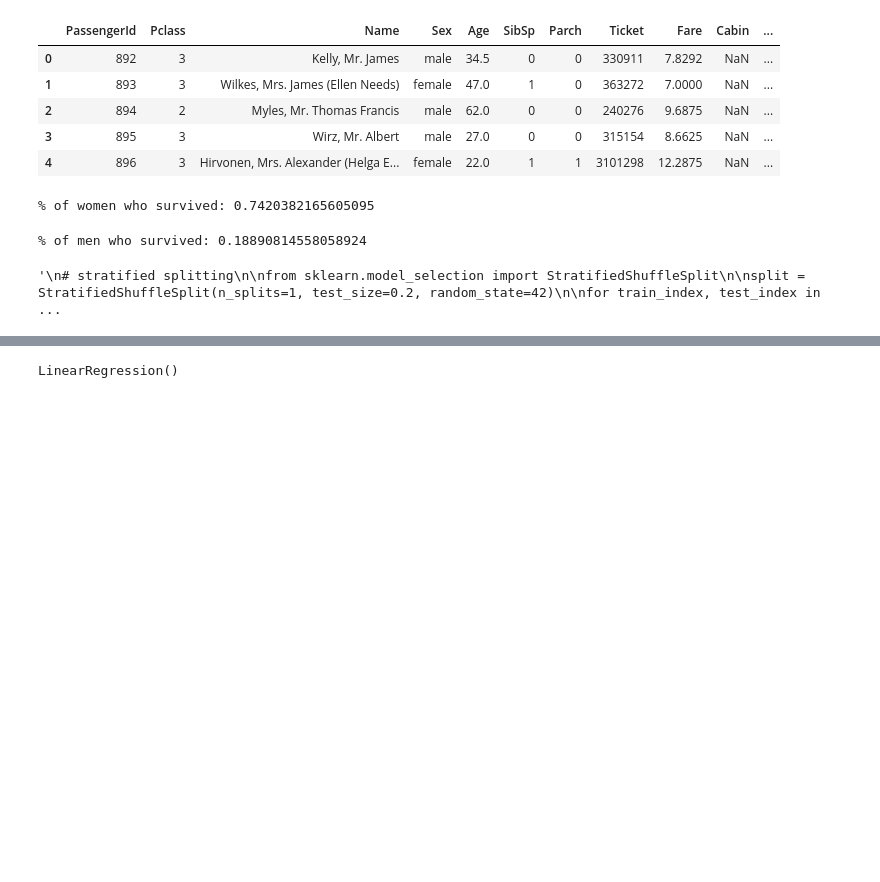
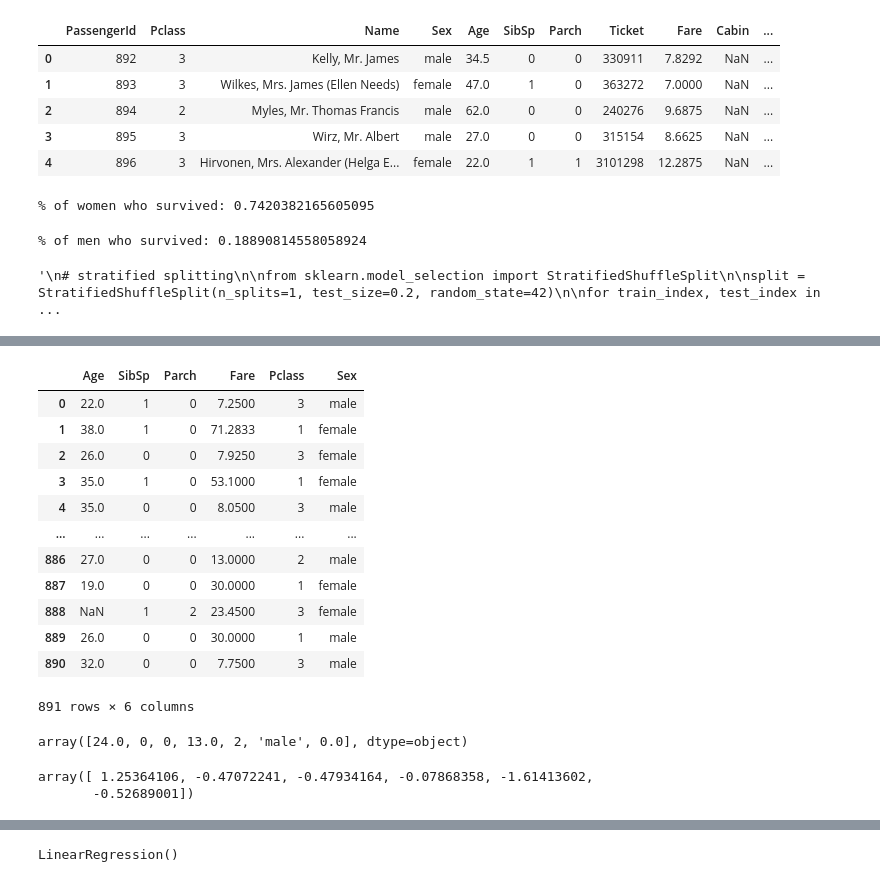
Before and after one commit to sameerthakare6/titanic_disaster_prediction, a Jupyter notebook: Titanic.ipynb, the cells around one changed output, grey strips where cells are left out. Saved outputs shown, nothing was run; the diff lists cells and outputs as text; code cells hidden in the pictures; blank space fills up the shorter version.

```diff
--- a/Titanic.ipynb
+++ b/Titanic.ipynb
@@ -155,0 +144,12 @@ imputer = SimpleImputer(missing_values=np.nan, strategy='mean')
+# %%
+# taking only important features
+
+num_features = [ "Age", "SibSp", "Parch", "Fare", "Pclass"]
+cat_features = [ "Sex"]
+lable_feature = ["Survived"]
+
+total_features = num_features + cat_features
+
+imp_features = num_features + cat_features
+
+titanic_new = train_set[imp_features]
@@ -155,0 +160,16 @@ imputer = SimpleImputer(missing_values=np.nan, strategy='mean')
+# %%
+train_data[imp_features]
+# %% [output]
+|  | Age | SibSp | Parch | Fare | Pclass | Sex |
+| 0 | 22.0 | 1 | 0 | 7.2500 | 3 | male |
+| 1 | 38.0 | 1 | 0 | 71.2833 | 1 | female |
+| 2 | 26.0 | 0 | 0 | 7.9250 | 3 | female |
+| 3 | 35.0 | 1 | 0 | 53.1000 | 1 | female |
+| 4 | 35.0 | 0 | 0 | 8.0500 | 3 | male |
+| ... | ... | ... | ... | ... | ... | ... |
+| 886 | 27.0 | 0 | 0 | 13.0000 | 2 | male |
+| 887 | 19.0 | 0 | 0 | 30.0000 | 1 | female |
+| 888 | NaN | 1 | 2 | 23.4500 | 3 | female |
+| 889 | 26.0 | 0 | 0 | 30.0000 | 1 | male |
+| 890 | 32.0 | 0 | 0 | 7.7500 | 3 | male |
+891 rows × 6 columns
@@ -155,0 +201,4 @@ imputer = SimpleImputer(missing_values=np.nan, strategy='mean')
+# %%
+titanic_extra_attribs[130]
+# %% [output]
+array([24.0, 0, 0, 13.0, 2, 'male', 0.0], dtype=object)
@@ -155,0 +223,5 @@ imputer = SimpleImputer(missing_values=np.nan, strategy='mean')
+# %%
+titanic_num_tr[0]
+# %% [output]
+array([ 1.25364106, -0.47072241, -0.47934164, -0.07868358, -1.61413602,
+       -0.52689001])
```
Also changed, not shown: parts of 45 cells of this notebook.
